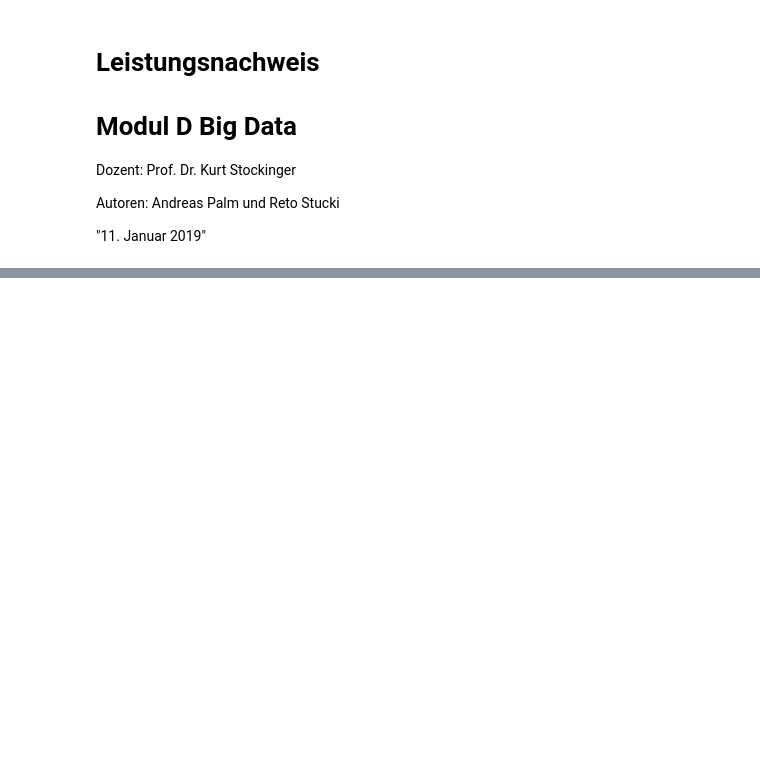
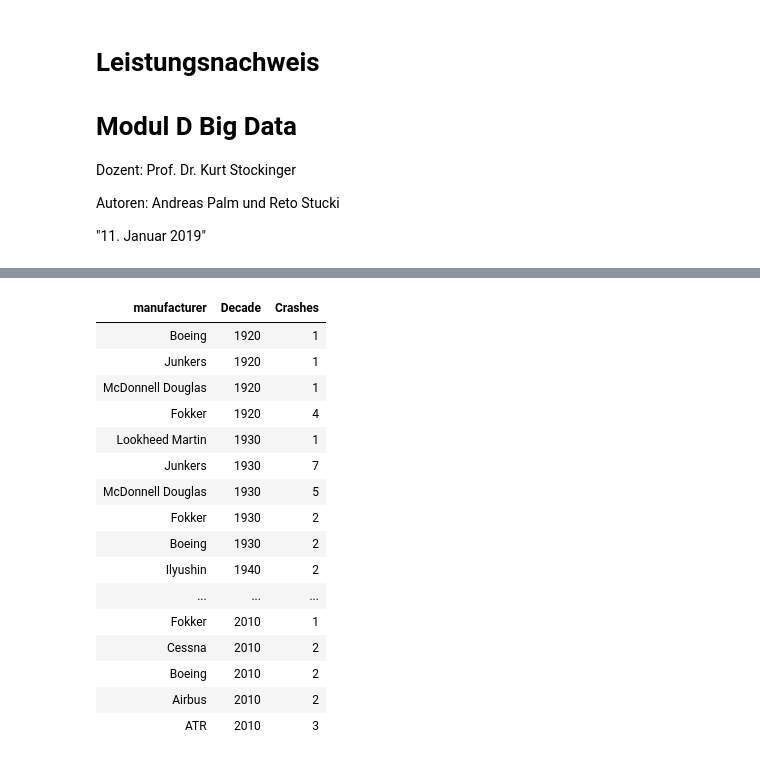
Before and after one commit to nojetlag/CASINFE18_BigData, a Jupyter notebook: Historical Plane Crashes/Notebooks/l_03.ipynb, the cells around one changed output, grey strips where cells are left out. Saved outputs shown, nothing was run; the diff lists cells and outputs as text; code cells hidden in the pictures; blank space fills up the shorter version.

```diff
--- a/Historical Plane Crashes/Notebooks/l_03.ipynb
+++ b/Historical Plane Crashes/Notebooks/l_03.ipynb
@@ -374,0 +511,27 @@ dfandere = spark.createDataFrame(data, ['id','andere'])
+# %%
+%sql
+
+select manufacturer,
+       floor(year(date)/10)*10 as Decade,
+       count(*) as Crashes
+from crashes_manufacturer
+group by manufacturer, floor(year(date)/10)*10
+order by floor(year(date)/10)*10 asc
+# %% [output]
+| manufacturer | Decade | Crashes |
+| Boeing | 1920 | 1 |
+| Junkers | 1920 | 1 |
+| McDonnell Douglas | 1920 | 1 |
+| Fokker | 1920 | 4 |
+| Lookheed Martin | 1930 | 1 |
+| Junkers | 1930 | 7 |
+| McDonnell Douglas | 1930 | 5 |
+| Fokker | 1930 | 2 |
+| Boeing | 1930 | 2 |
+| Ilyushin | 1940 | 2 |
+| ... | ... | ... |
+| Fokker | 2010 | 1 |
+| Cessna | 2010 | 2 |
+| Boeing | 2010 | 2 |
+| Airbus | 2010 | 2 |
+| ATR | 2010 | 3 |
```
Also changed, not shown: parts of 49 cells of this notebook.
